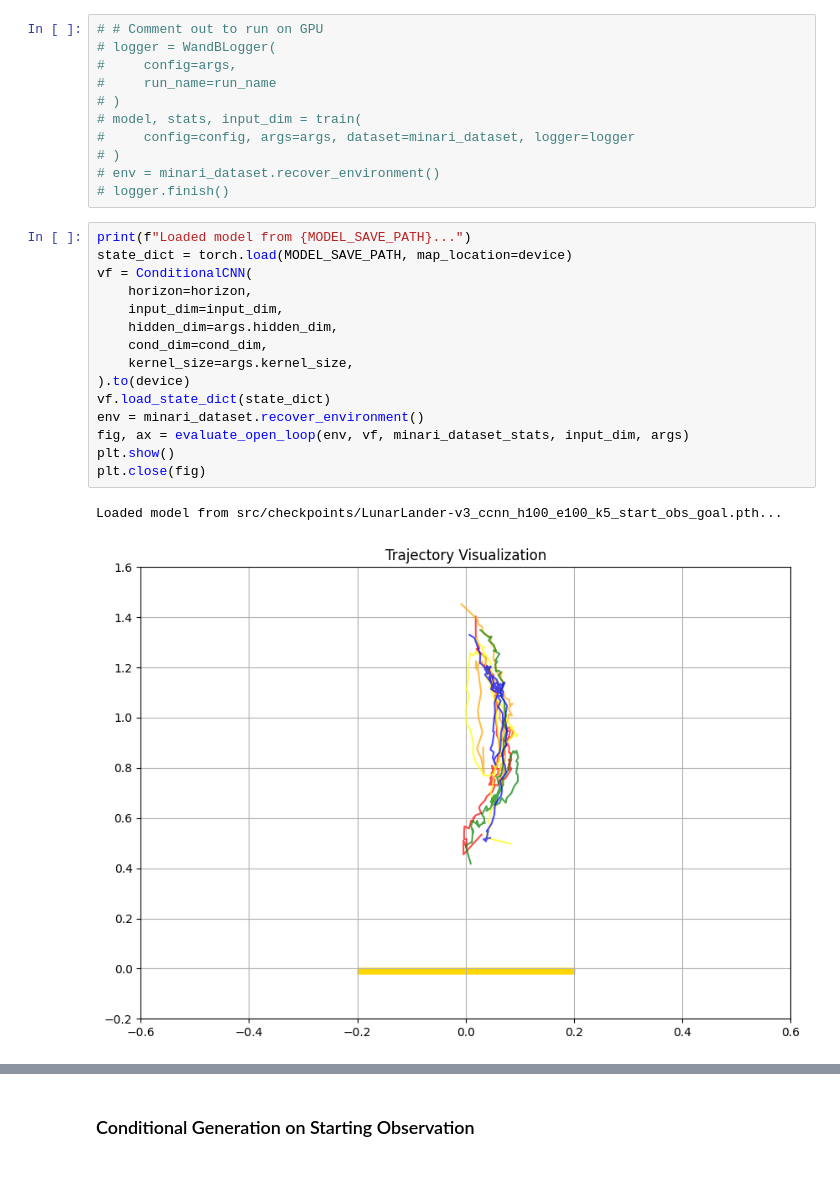
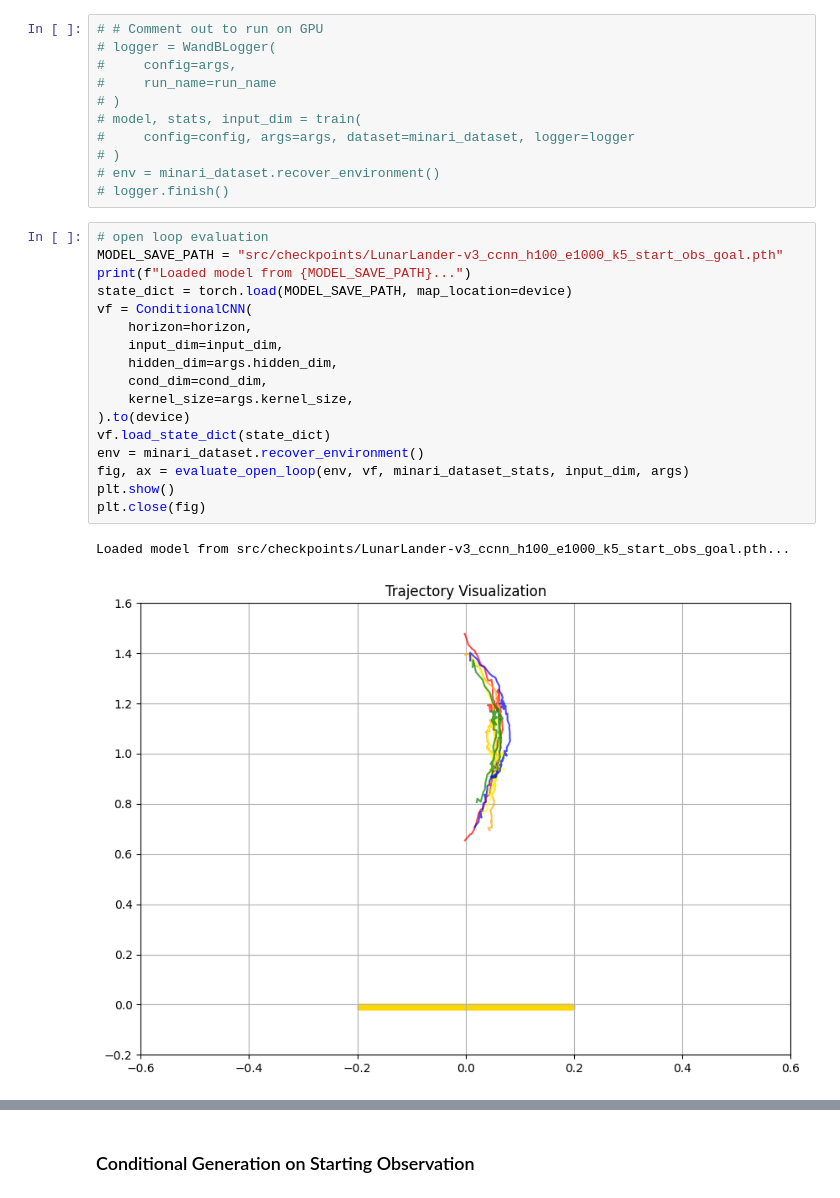
Before and after one commit to frankcholula/flow_planner, a Jupyter notebook: src/notebooks/fm_bc.ipynb, the cells around one changed output, grey strips where cells are left out. Cells and saved outputs as stored; diff of their text form.

Commit message:
lets try evaluating 1000 on start_obs only.

```diff
--- a/src/notebooks/fm_bc.ipynb
+++ b/src/notebooks/fm_bc.ipynb
@@ -308,23 +306,25 @@ Run name: LunarLander-v3_ccnn_h100_e100_k5_start_obs_goal
 # env = minari_dataset.recover_environment()
 # logger.finish()
 # %%
+# open loop evaluation
+MODEL_SAVE_PATH = "src/checkpoints/LunarLander-v3_ccnn_h100_e1000_k5_start_obs_goal.pth"
 print(f"Loaded model from {MODEL_SAVE_PATH}...")
 state_dict = torch.load(MODEL_SAVE_PATH, map_location=device)
 vf = ConditionalCNN(
     horizon=horizon,
     input_dim=input_dim,
     hidden_dim=args.hidden_dim,
     cond_dim=cond_dim,
     kernel_size=args.kernel_size,
 ).to(device)
 vf.load_state_dict(state_dict)
 env = minari_dataset.recover_environment()
 fig, ax = evaluate_open_loop(env, vf, minari_dataset_stats, input_dim, args)
 plt.show()
 plt.close(fig)
 # %% [output]
-Loaded model from src/checkpoints/LunarLander-v3_ccnn_h100_e100_k5_start_obs_goal.pth...
+Loaded model from src/checkpoints/LunarLander-v3_ccnn_h100_e1000_k5_start_obs_goal.pth...
-[figure, old version]
+[figure, new version]
 # %%
 num_episodes = 10
 env = minari_dataset.recover_environment(eval_env=True, render_mode="human")
```
Also changed, not shown: parts of 8 cells of this notebook.
